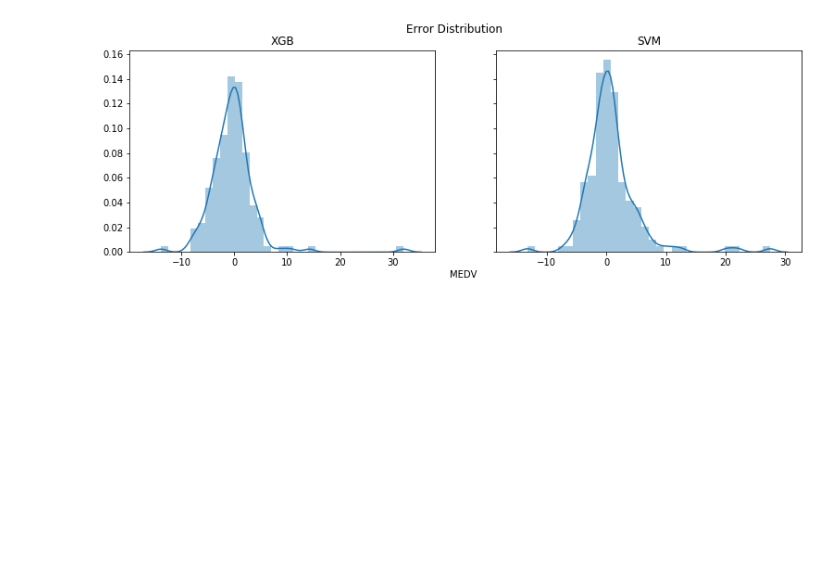
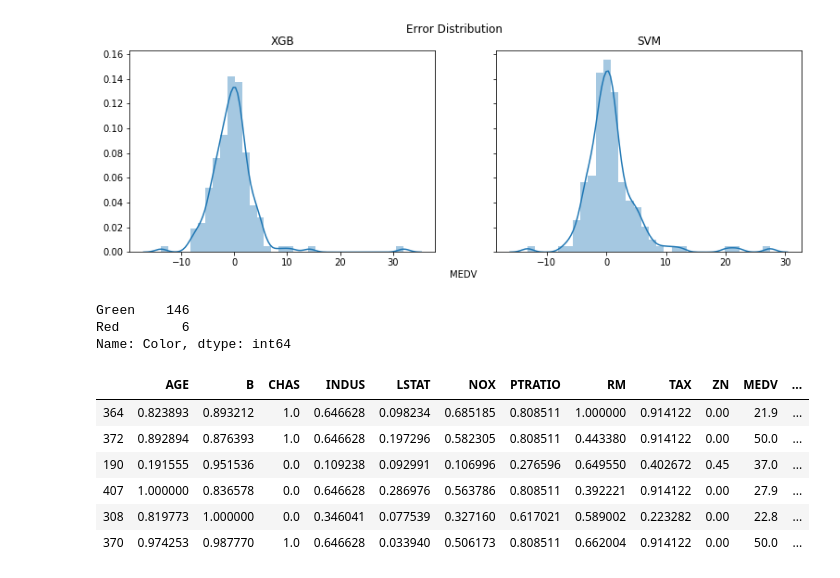
Before and after one commit to FerranDonoso/01-20-Boston-Dataset, a Jupyter notebook: Boston_House_Prices.ipynb, the cells around one changed output. Drawn from its saved outputs; the diff is of its cells as text; code cells hidden in the pictures; blank space fills up the shorter version.

```diff
--- a/Boston_House_Prices.ipynb
+++ b/Boston_House_Prices.ipynb
@@ -396,0 +409,20 @@ plt.show()
+# %%
+#add column color code errors higher than 8
+X_test.loc[:, "Color"] = list(X_test.apply(lambda x: "Red" if (x["Errors"] > 8) else "Green", axis = 1))
+
+X_test["Color"].value_counts()
+# %% [output]
+Green    146
+Red        6
+Name: Color, dtype: int64
+# %%
+#print rows with high errors
+X_test.loc[errors[errors > 8].index.tolist(), :]
+# %% [output]
+|  | AGE | B | CHAS | INDUS | LSTAT | NOX | PTRATIO | RM | TAX | ZN | MEDV | ... |
+| 364 | 0.823893 | 0.893212 | 1.0 | 0.646628 | 0.098234 | 0.685185 | 0.808511 | 1.000000 | 0.914122 | 0.00 | 21.9 | ... |
+| 372 | 0.892894 | 0.876393 | 1.0 | 0.646628 | 0.197296 | 0.582305 | 0.808511 | 0.443380 | 0.914122 | 0.00 | 50.0 | ... |
+| 190 | 0.191555 | 0.951536 | 0.0 | 0.109238 | 0.092991 | 0.106996 | 0.276596 | 0.649550 | 0.402672 | 0.45 | 37.0 | ... |
+| 407 | 1.000000 | 0.836578 | 0.0 | 0.646628 | 0.286976 | 0.563786 | 0.808511 | 0.392221 | 0.914122 | 0.00 | 27.9 | ... |
+| 308 | 0.819773 | 1.000000 | 0.0 | 0.346041 | 0.077539 | 0.327160 | 0.617021 | 0.589002 | 0.223282 | 0.00 | 22.8 | ... |
+| 370 | 0.974253 | 0.987770 | 1.0 | 0.646628 | 0.033940 | 0.506173 | 0.808511 | 0.662004 | 0.914122 | 0.00 | 50.0 | ... |
```
Also changed, not shown: parts of 9 cells of this notebook.
